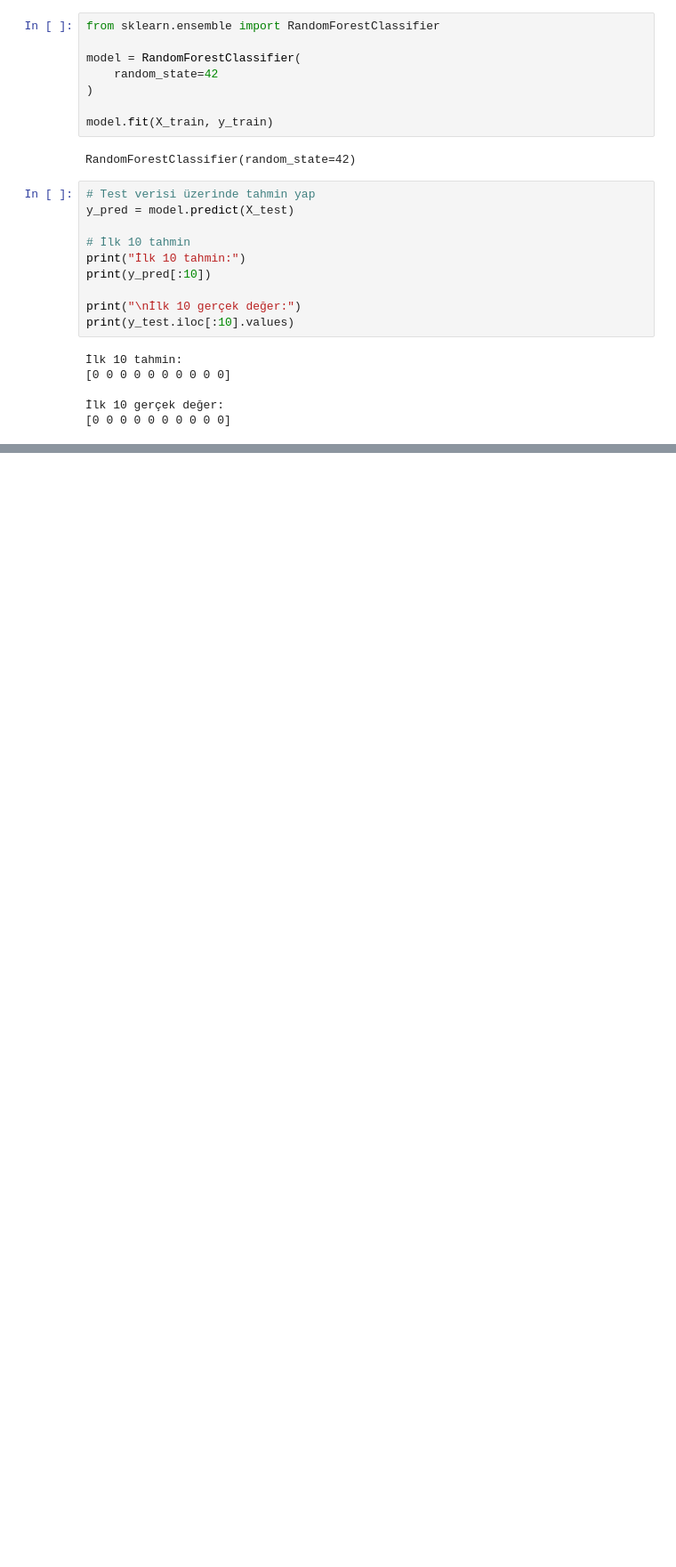
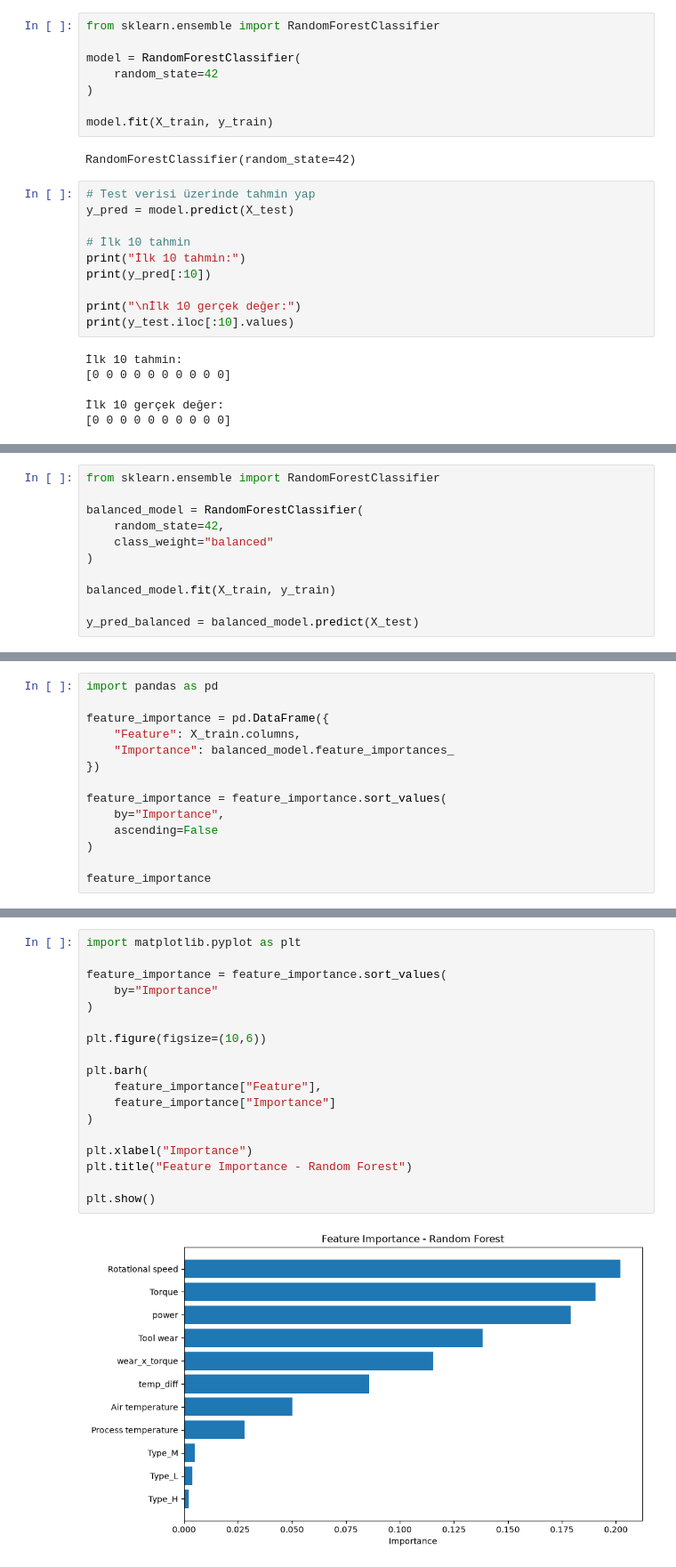
Before and after one commit to nurefsand/predictwise, a Jupyter notebook: notebooks/analysis.ipynb, the cells around one changed output, grey strips where cells are left out. Shown at 89% size. Cells and saved outputs as stored; diff of their text form; blank space fills up the shorter version.

```diff
--- a/notebooks/analysis.ipynb
+++ b/notebooks/analysis.ipynb
@@ -205,0 +240,11 @@ print(y_test.iloc[:10].values)
+# %%
+from sklearn.ensemble import RandomForestClassifier
+
+balanced_model = RandomForestClassifier(
+    random_state=42,
+    class_weight="balanced"
+)
+
+balanced_model.fit(X_train, y_train)
+
+y_pred_balanced = balanced_model.predict(X_test)
@@ -205,0 +281,14 @@ print(y_test.iloc[:10].values)
+# %%
+import pandas as pd
+
+feature_importance = pd.DataFrame({
+    "Feature": X_train.columns,
+    "Importance": balanced_model.feature_importances_
+})
+
+feature_importance = feature_importance.sort_values(
+    by="Importance",
+    ascending=False
+)
+
+feature_importance
@@ -205,0 +308,20 @@ print(y_test.iloc[:10].values)
+# %%
+import matplotlib.pyplot as plt
+
+feature_importance = feature_importance.sort_values(
+    by="Importance"
+)
+
+plt.figure(figsize=(10,6))
+
+plt.barh(
+    feature_importance["Feature"],
+    feature_importance["Importance"]
+)
+
+plt.xlabel("Importance")
+plt.title("Feature Importance - Random Forest")
+
+plt.show()
+# %% [output]
+[figure, added]
```
Also changed, not shown: parts of 34 cells of this notebook, 12 other files.
